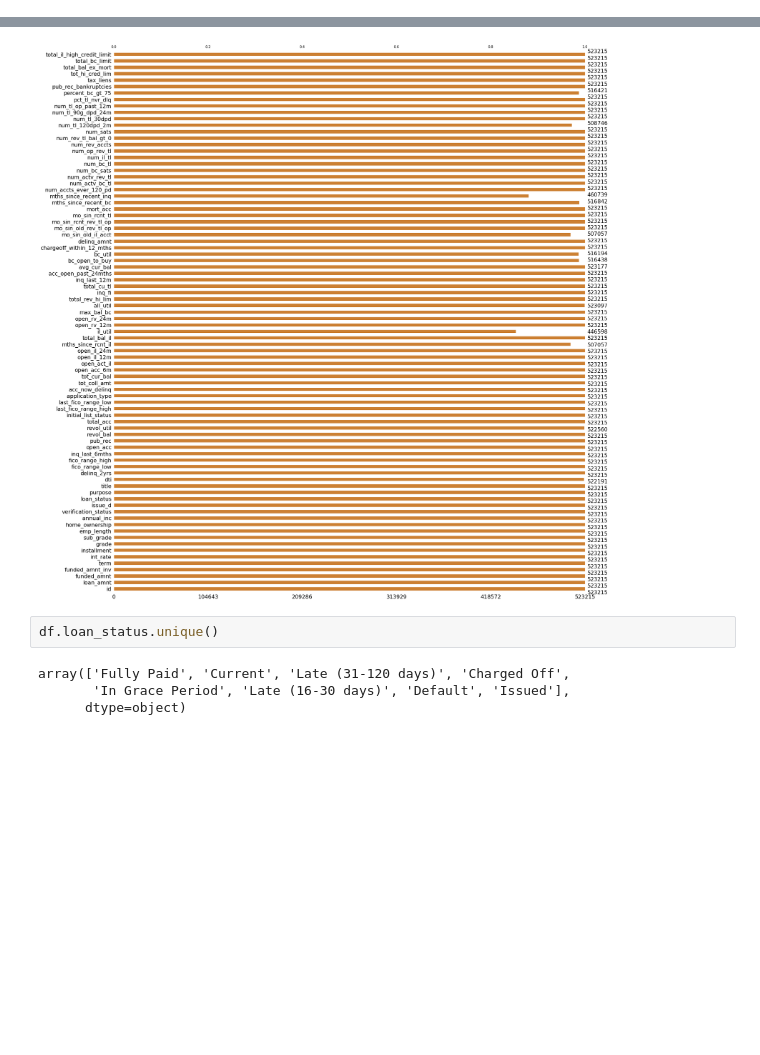
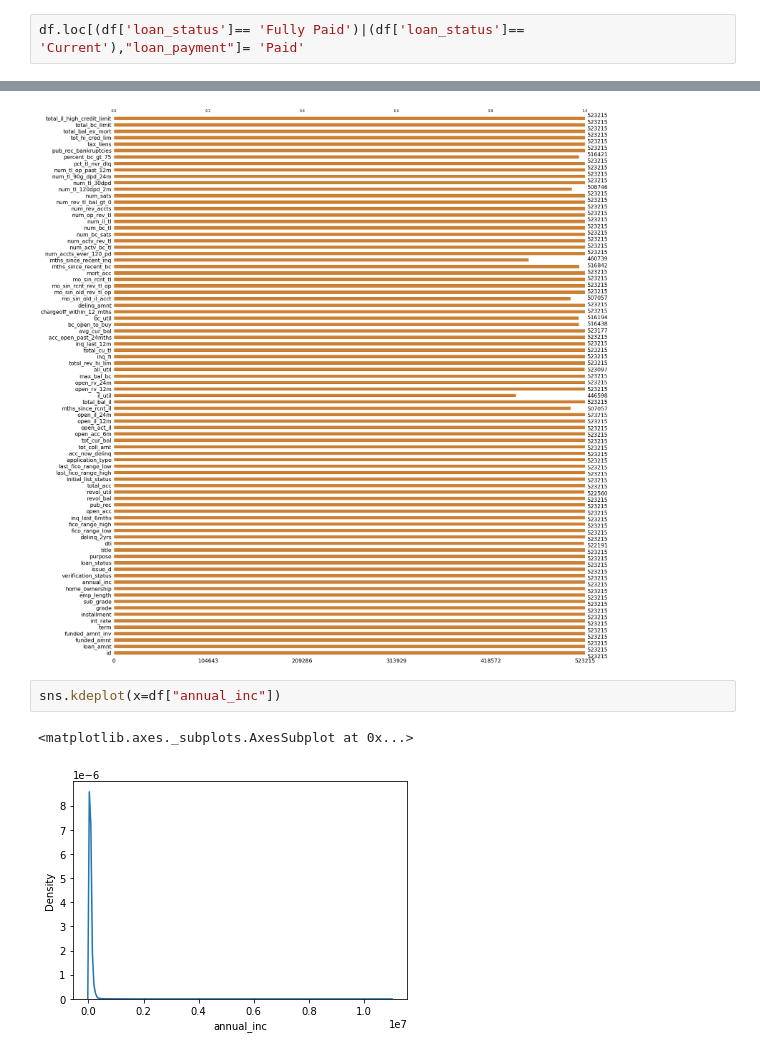
Before and after one commit to seokhee516/Default-Forecasting, a Jupyter notebook: 문제정의_및_EDAipynb.ipynb, the cells around one changed output, grey strips where cells are left out. Cells and saved outputs as stored; diff of their text form; blank space fills up the shorter version.

```diff
--- a/문제정의_및_EDAipynb.ipynb
+++ b/문제정의_및_EDAipynb.ipynb
@@ -110,0 +116,2 @@ df.dropna(thresh=int(len(df) * 0.5), axis=1, inplace=True)
+# %%
+df.loc[(df['loan_status']== 'Fully Paid')|(df['loan_status']== 'Current'),"loan_payment"]= 'Paid'
@@ -119,9 +143,8 @@ msno.bar(df=df.iloc[:, :], color=(0.8, 0.5, 0.2))
 # %% [output]
 <matplotlib.axes._subplots.AxesSubplot at 0x...>
 [figure]
-# %%
-df.loan_status.unique()
-# %% [output]
-array(['Fully Paid', 'Current', 'Late (31-120 days)', 'Charged Off',
-       'In Grace Period', 'Late (16-30 days)', 'Default', 'Issued'],
-      dtype=object)
+# %%
+sns.kdeplot(x=df["annual_inc"])
+# %% [output]
+<matplotlib.axes._subplots.AxesSubplot at 0x...>
+[figure, added]
```
Also changed, not shown: parts of 12 cells of this notebook.
